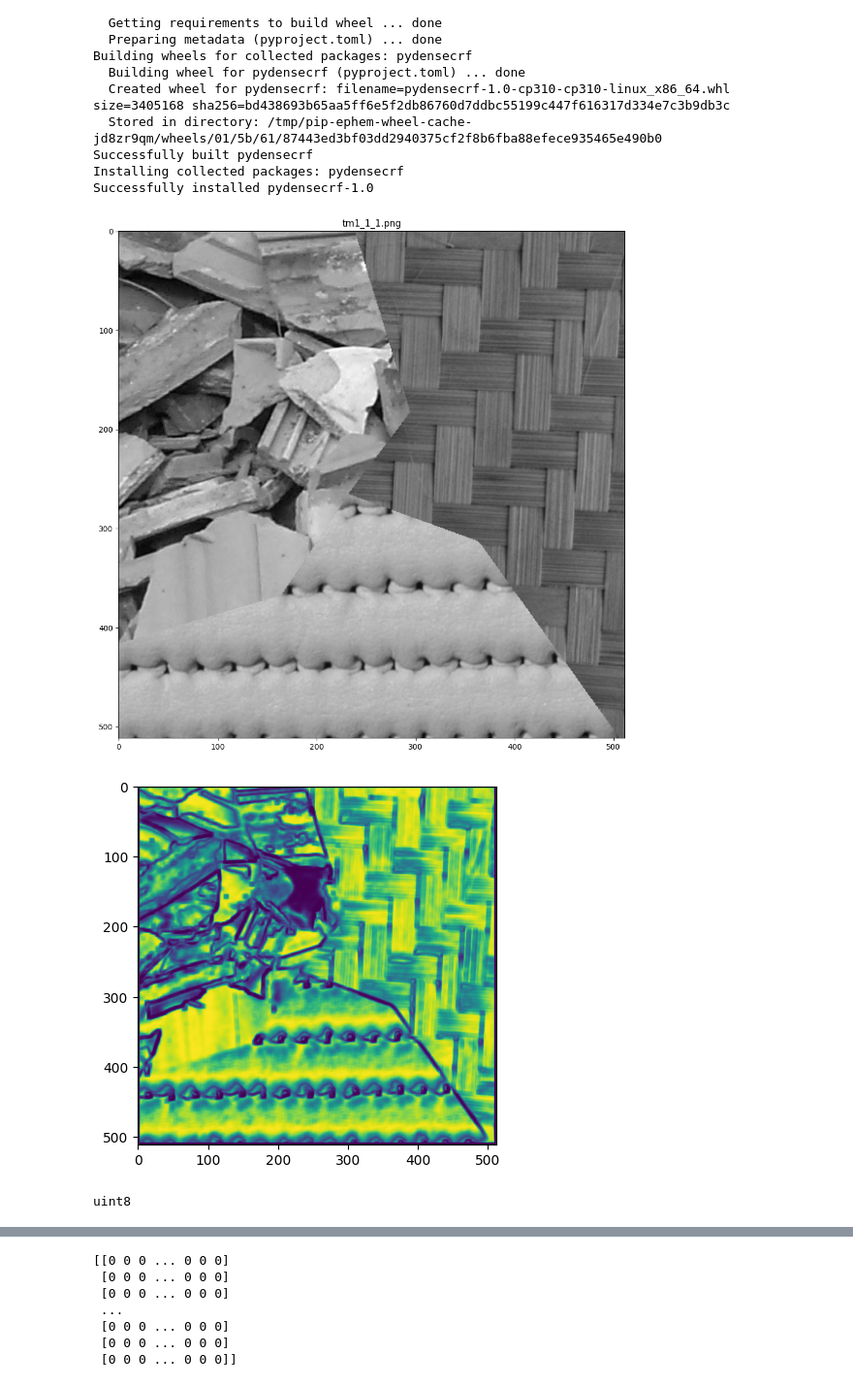
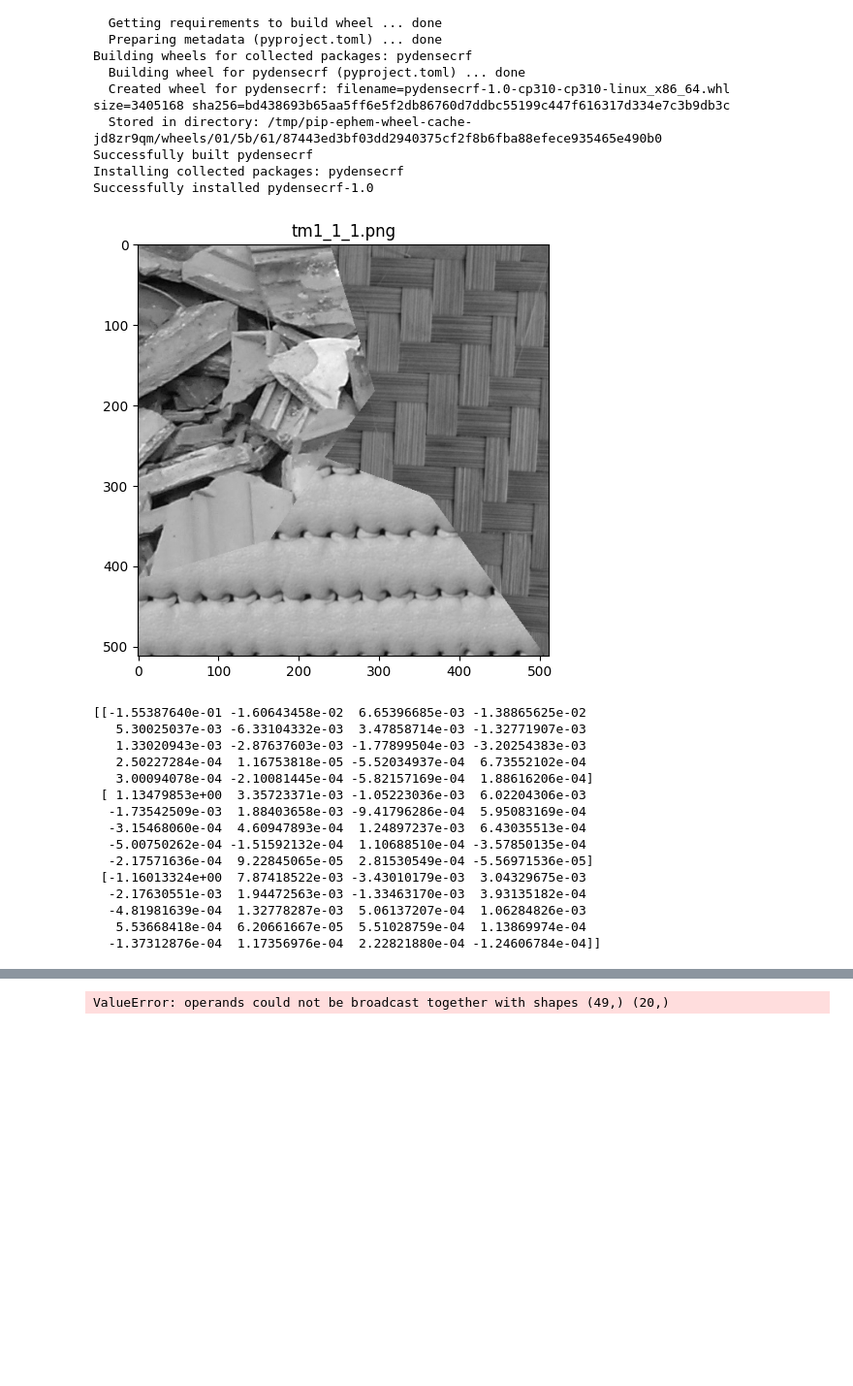
Before and after one commit to dmytro-varich/Texture-Segmentation-App, a Jupyter notebook: segmentation_main.ipynb, the cells around one changed output, grey strips where cells are left out. Shown: that part at 97% size. Drawn from its saved outputs; the diff is of its cells as text; code cells hidden in the pictures; blank space fills up the shorter version.

```diff
--- a/segmentation_main.ipynb
+++ b/segmentation_main.ipynb
@@ -124,8 +127,6 @@ class TextureSegmentation:
     def load_images(directory: str) -> dict:
         images = dict()
         for filename in os.listdir(directory):
-            if not filename.endswith('.png'):
-                continue
             file_path = os.path.join(directory, filename)
             if os.path.isfile(file_path):
               image = io.imread(file_path)
@@ -134,7 +135,7 @@ class TextureSegmentation:
 
     @staticmethod
     def show_images(images: dict, rows: int, cols: int, figsize: tuple = (15, 10), cmap: str = None, show_ax: str = 'on') -> None:
-        fig, axes = plt.subplots(rows, cols, figsize=(15, 10))
+        fig, axes = plt.subplots(rows, cols, figsize=figsize)
 
         # В случае, если всего одна ось (например, rows=1, cols=1)
         if rows == 1 and cols == 1:
@@ -186,7 +187,10 @@ class TextureSegmentation:
         except Exception as e:
             raise RuntimeError(f"Error extracting patches: {e}")
 
-        return normalized_image, patches
+        blurred = gaussian(normalized_image, sigma=3)
+        contrast = np.abs(normalized_image - blurred)
+
+        return normalized_image, patches, contrast
 
     @staticmethod
     def find_optimal_clusters(data: np.ndarray, max_clusters: int = 50) -> int:
@@ -217,12 +221,16 @@ class TextureSegmentation:
             all_patches.append(reshaped_patches)
         all_patches = np.vstack(all_patches)  # Соединяем все патчи в одну матрицу
 
-        # optimal_clusters = TextureSegmentation.find_optimal_clusters(all_patches, max_clusters=max_clusters)
+        # Применение PCA для уменьшения размерности
+        pca = PCA(n_components=20)  # Уменьшение до 20 измерений
+        reduced_patches = pca.fit_transform(all_patches)  # Преобразование патчей
+
+        optimal_clusters = max_clusters
+        # optimal_clusters = TextureSegmentation.find_optimal_clusters(reduced_patches, max_clusters=max_clusters)
         # print(f"Оптимальное количество кластеров: {optimal_clusters}")
-        optimal_clusters = max_clusters
         # Кластеризация K-Means
         kmeans = MiniBatchKMeans(n_clusters=optimal_clusters, random_state=42)
-        kmeans.fit(all_patches)
+        kmeans.fit(reduced_patches)
 
         # Центроиды кластеров = PRP
         cluster_centroids = kmeans.cluster_centers_
@@ -257,7 +265,7 @@ class TextureSegmentation:
                 similarities = [TextureSegmentation.gaussian_similarity(patch_vector, prp.flatten(), sigma) for prp in prp_centroids]
                 # print(f"Similarities: {similarities}")
                 # Признак T(i) - максимальное сходство
-                texture_features[i + patch_size[0] // 2, j + patch_size[1] // 2] = max(similarities)
+                texture_features[i + patch_size[0] // 2, j + patch_size[1] // 2] = np.sum(similarities)
         # print(texture_features)
 
         return texture_features
@@ -270,7 +278,7 @@ class TextureSegmentation:
         img = texture_map * 1
         cv2.normalize(img, img,0,255,cv2.NORM_MINMAX)
         img = np.uint8(img)
-        plt.imshow(img, cmap=None)
+        plt.imshow(img, cmap='jet')
         plt.show()
 
         # print("Texture Features Statistics:")
@@ -294,7 +302,7 @@ class TextureSegmentation:
               similarities = [TextureSegmentation.gaussian_similarity(patch_vector, prp.flatten(), sigma, False) for prp in prp_centroids]
               labels[i + patch_size[0] // 2, j + patch_size[1] // 2] = np.argmax(similarities)
               # print(f"Similarities: {similarities}")
-        print(labels.dtype)
+        # print(labels.dtype)
         return segmented_image, edges, labels
 
     @staticmethod
@@ -313,44 +321,58 @@ class TextureSegmentation:
 # %%
 def main(directory):
     images: dict = TextureSegmentation.load_images(directory)
-    figsize = (12, 8)
+    figsize = (8, 5)
     rows = 1
     cols = 1
     TextureSegmentation.show_images(images, figsize=figsize, rows=rows, cols=cols, cmap='gray')
 
     patches = dict()
+    contrasts = dict()
     patch_size = (7, 7)
     resize_shape = None
     for key, image in images.items():
-        images[key], patches[key] = TextureSegmentation.preprocess_image(image, patch_size=patch_size, resize_shape=resize_shape)
+        images[key], patches[key], contrasts[key] = TextureSegmentation.preprocess_image(image, patch_size=patch_size, resize_shape=resize_shape)
 
     # TextureSegmentation.show_images(images, rows=1, cols=2, cmap='gray')
     # print(images)
     # print(patches)
     max_clusters = 3
     prp_centroids = TextureSegmentation.cluster_patches(patches, max_clusters=max_clusters)
-    # print(prp_centroids)
+    print(prp_centroids)
 
-    sigma = 0.5
+    sigma = 0.3
     segmented_images, edges, labels = dict(), dict(), dict()
-    iterations = 5
+    iterations = 1
     for key, image in images.items():
         segmented_images[key], edges[key], labels[key] = TextureSegmentation.segmentation(image, prp_centroids,
                                                                              patch_size, sigma, iterations)
 
-    TextureSegmentation.show_images(segmented_images, rows=1, cols=1, cmap=None)
-    TextureSegmentation.show_images(edges, rows=1, cols=1, cmap=None)
-    print(labels['tm1_1_1.png'])
-    TextureSegmentation.show_images(labels, figsize, rows, cols, cmap='tab20')
+    TextureSegmentation.show_images(segmented_images, figsize=figsize, rows=rows, cols=cols, cmap=None)
+    TextureSegmentation.show_images(edges, figsize=figsize, rows=rows, cols=cols, cmap=None)
+    # print(labels['tm1_1_1.png'])
+    TextureSegmentation.show_images(labels, figsize=figsize, rows=rows, cols=cols, cmap='tab20')
 
 
 #     # TextureSegmantation.save_segmented_images('output', {})
 
 
 if __name__ == '__main__':
     directory = 'data/'
     main(directory)
 # %% [output]
-[figure, old version]
+[figure, new version]
-[figure, removed]
-uint8
+[[-1.55387640e-01 -1.60643458e-02  6.65396685e-03 -1.38865625e-02
+   5.30025037e-03 -6.33104332e-03  3.47858714e-03 -1.32771907e-03
+   1.33020943e-03 -2.87637603e-03 -1.77899504e-03 -3.20254383e-03
+   2.50227284e-04  1.16753818e-05 -5.52034937e-04  6.73552102e-04
+   3.00094078e-04 -2.10081445e-04 -5.82157169e-04  1.88616206e-04]
+ [ 1.13479853e+00  3.35723371e-03 -1.05223036e-03  6.02204306e-03
+  -1.73542509e-03  1.88403658e-03 -9.41796286e-04  5.95083169e-04
+  -3.15468060e-04  4.60947893e-04  1.24897237e-03  6.43035513e-04
+  -5.00750262e-04 -1.51592132e-04  1.10688510e-04 -3.57850135e-04
+  -2.17571636e-04  9.22845065e-05  2.81530549e-04 -5.56971536e-05]
+ [-1.16013324e+00  7.87418522e-03 -3.43010179e-03  3.04329675e-03
+  -2.17630551e-03  1.94472563e-03 -1.33463170e-03  3.93135182e-04
+  -4.81981639e-04  1.32778287e-03  5.06137207e-04  1.06284826e-03
+   5.53668418e-04  6.20661667e-05  5.51028759e-04  1.13869974e-04
+  -1.37312876e-04  1.17356976e-04  2.22821880e-04 -1.24606784e-04]]
@@ -359,7 +379 @@ uint8
-[[0 0 0 ... 0 0 0]
- [0 0 0 ... 0 0 0]
- [0 0 0 ... 0 0 0]
- ...
- [0 0 0 ... 0 0 0]
- [0 0 0 ... 0 0 0]
- [0 0 0 ... 0 0 0]]
+ValueError: operands could not be broadcast together with shapes (49,) (20,)
```
Also changed, not shown: parts of 2 cells of this notebook.
